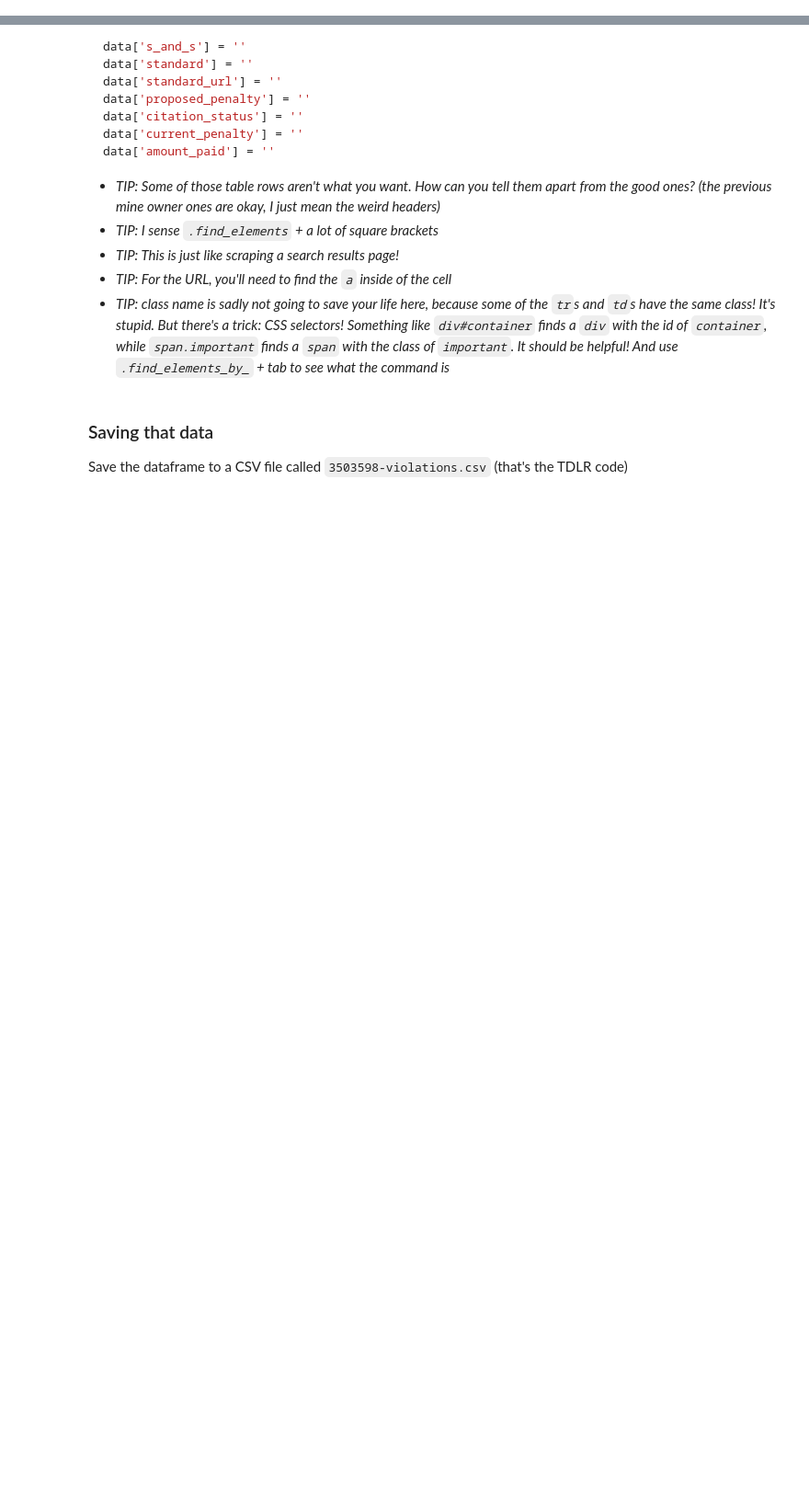
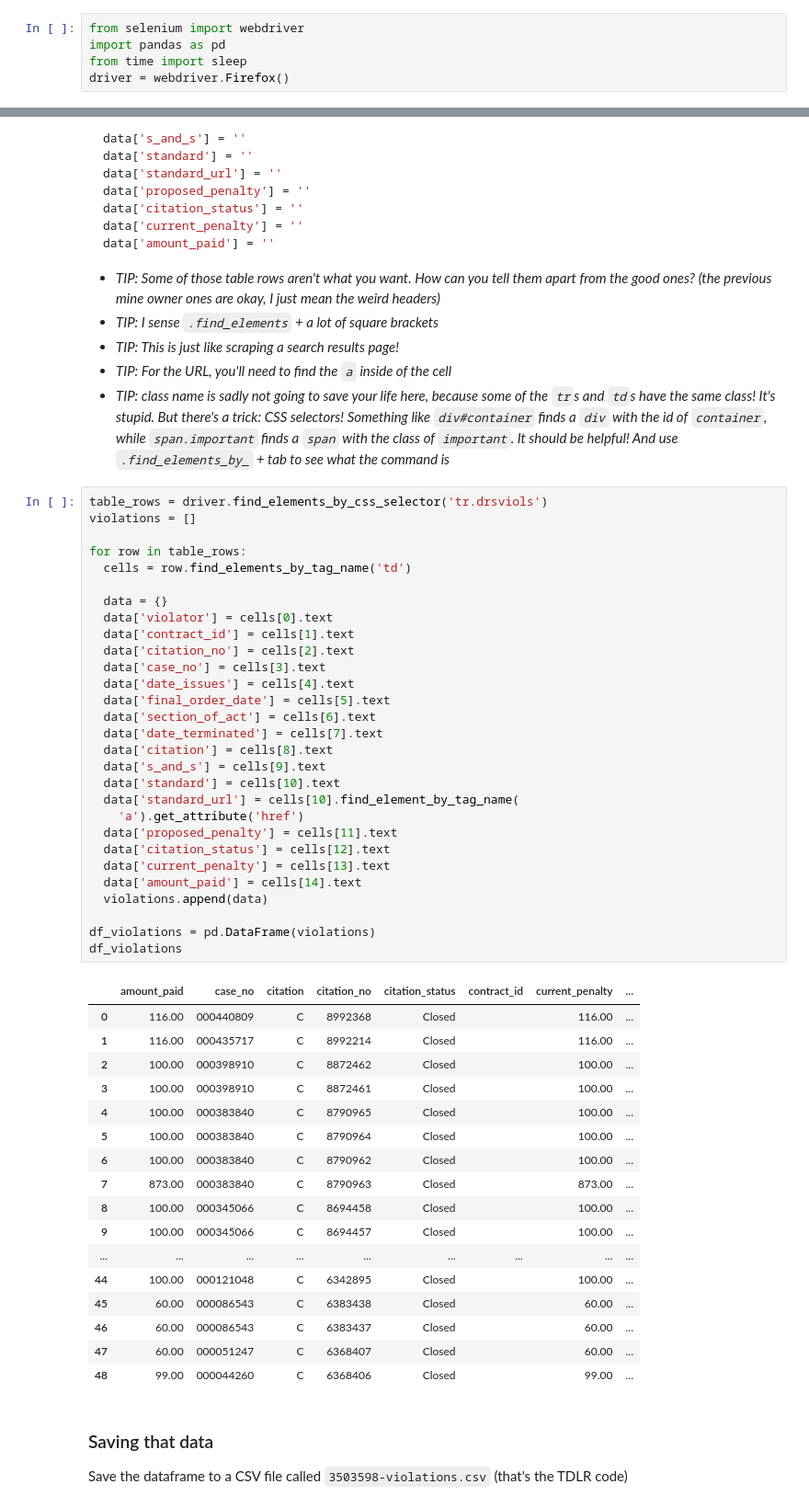
Before and after one commit to xeophin/lede-foundations, a Jupyter notebook: 08-homework/03 - Mines.ipynb, the cells around one changed output, grey strips where cells are left out. Shown at 92% size. Saved outputs shown, nothing was run; the diff lists cells and outputs as text; blank space fills up the shorter version.

```diff
--- a/08-homework/03 - Mines.ipynb
+++ b/08-homework/03 - Mines.ipynb
@@ -25,6 +25,11 @@ By changing the report type you're searching for you can find all sorts of diffe
 ## First, scraping a single page
 
 ### Import your imports
+# %%
+from selenium import webdriver
+import pandas as pd
+from time import sleep
+driver = webdriver.Firefox()
 # %% [markdown]
 ### Searching for a mine
 
@@ -75,6 +92,53 @@ data['amount_paid'] = ''
 - *TIP: This is just like scraping a search results page!*
 - *TIP: For the URL, you'll need to find the `a` inside of the cell*
 - *TIP: class name is sadly not going to save your life here, because some of the `tr`s and `td`s have the same class! It's stupid. But there's a trick: CSS selectors! Something like `div#container` finds a `div` with the id of `container`, while `span.important` finds a `span` with the class of `important`. It should be helpful! And use `.find_elements_by_` + tab to see what the command is*
+# %%
+table_rows = driver.find_elements_by_css_selector('tr.drsviols')
+violations = []
+
+for row in table_rows:
+  cells = row.find_elements_by_tag_name('td')
+
+  data = {}
+  data['violator'] = cells[0].text
+  data['contract_id'] = cells[1].text
+  data['citation_no'] = cells[2].text
+  data['case_no'] = cells[3].text
+  data['date_issues'] = cells[4].text
+  data['final_order_date'] = cells[5].text
+  data['section_of_act'] = cells[6].text
+  data['date_terminated'] = cells[7].text
+  data['citation'] = cells[8].text
+  data['s_and_s'] = cells[9].text
+  data['standard'] = cells[10].text
+  data['standard_url'] = cells[10].find_element_by_tag_name(
+    'a').get_attribute('href')
+  data['proposed_penalty'] = cells[11].text
+  data['citation_status'] = cells[12].text
+  data['current_penalty'] = cells[13].text
+  data['amount_paid'] = cells[14].text
+  violations.append(data)
+
+df_violations = pd.DataFrame(violations)
+df_violations
+# %% [output]
+|  | amount_paid | case_no | citation | citation_no | citation_status | contract_id | current_penalty | ... |
+| 0 | 116.00 | 000440809 | C | 8992368 | Closed |  | 116.00 | ... |
+| 1 | 116.00 | 000435717 | C | 8992214 | Closed |  | 116.00 | ... |
+| 2 | 100.00 | 000398910 | C | 8872462 | Closed |  | 100.00 | ... |
+| 3 | 100.00 | 000398910 | C | 8872461 | Closed |  | 100.00 | ... |
+| 4 | 100.00 | 000383840 | C | 8790965 | Closed |  | 100.00 | ... |
+| 5 | 100.00 | 000383840 | C | 8790964 | Closed |  | 100.00 | ... |
+| 6 | 100.00 | 000383840 | C | 8790962 | Closed |  | 100.00 | ... |
+| 7 | 873.00 | 000383840 | C | 8790963 | Closed |  | 873.00 | ... |
+| 8 | 100.00 | 000345066 | C | 8694458 | Closed |  | 100.00 | ... |
+| 9 | 100.00 | 000345066 | C | 8694457 | Closed |  | 100.00 | ... |
+| ... | ... | ... | ... | ... | ... | ... | ... | ... |
+| 44 | 100.00 | 000121048 | C | 6342895 | Closed |  | 100.00 | ... |
+| 45 | 60.00 | 000086543 | C | 6383438 | Closed |  | 60.00 | ... |
+| 46 | 60.00 | 000086543 | C | 6383437 | Closed |  | 60.00 | ... |
+| 47 | 60.00 | 000051247 | C | 6368407 | Closed |  | 60.00 | ... |
+| 48 | 99.00 | 000044260 | C | 6368406 | Closed |  | 99.00 | ... |
 # %% [markdown]
 ### Saving that data
 
```
Also changed, not shown: parts of 11 cells of this notebook, 8 other files.
